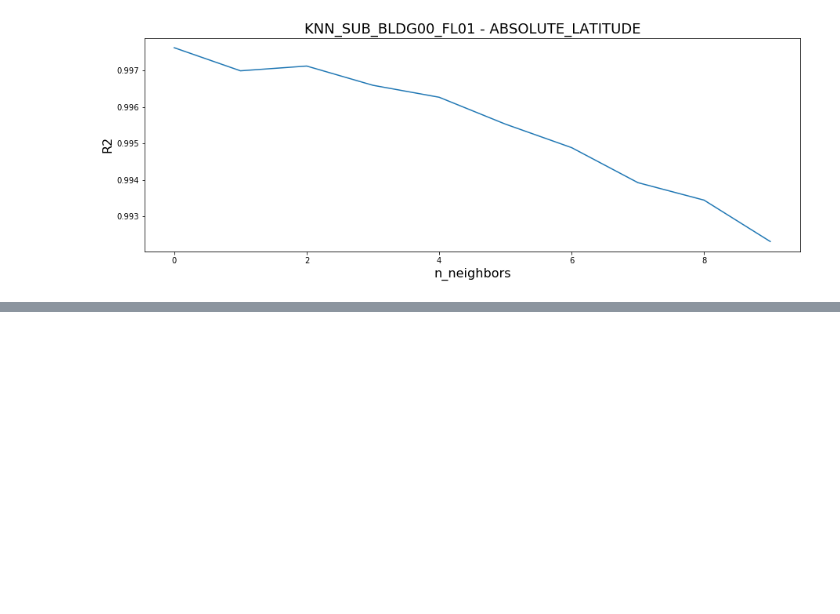
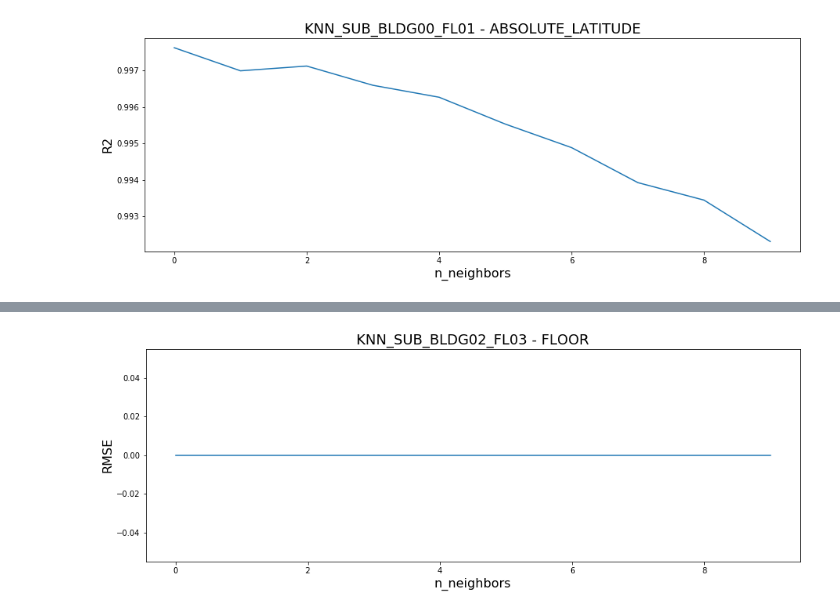
Before and after one commit to AndreasNehls/IoT_Analytics, a Jupyter notebook: python/IoT_knn.ipynb, the cells around one changed output, grey strips where cells are left out. Drawn from its saved outputs; the diff is of its cells as text; code cells hidden in the pictures; blank space fills up the shorter version.

```diff
--- a/python/IoT_knn.ipynb
+++ b/python/IoT_knn.ipynb
@@ -1218,0 +1490,32 @@ plt.show()
+# %%
+KNN_SUB_BLDG02_FL03_FL_start = timeit.default_timer()
+
+KNN_SUB_BLDG02_FL03_FL_rmse_val = [] # to store rmse values for different k
+KNN_SUB_BLDG02_FL03_FL_r2_val = [] # to store r2 values for different k
+
+for KNN_SUB_BLDG02_FL03_FL in range(10):
+    KNN_SUB_BLDG02_FL03_FL = KNN_SUB_BLDG02_FL03_FL + 1
+    KNN_SUB_BLDG02_FL03_FL_model = neighbors.KNeighborsRegressor(n_neighbors = KNN_SUB_BLDG02_FL03_FL)
+
+    KNN_SUB_BLDG02_FL03_FL_model.fit(X_KNN_SUB_BLDG02_FL03_FL_train, y_KNN_SUB_BLDG02_FL03_FL_train)  #fit the model
+    KNN_SUB_BLDG02_FL03_FL_pred = KNN_SUB_BLDG02_FL03_FL_model.predict(X_KNN_SUB_BLDG02_FL03_FL_test) #make prediction on test set
+    KNN_SUB_BLDG02_FL03_FL_error = sqrt(mean_squared_error(y_KNN_SUB_BLDG02_FL03_FL_test, KNN_SUB_BLDG02_FL03_FL_pred)) #calculate rmse
+    KNN_SUB_BLDG02_FL03_FL_r2 = r2_score(y_KNN_SUB_BLDG02_FL03_FL_test, KNN_SUB_BLDG02_FL03_FL_pred)
+    KNN_SUB_BLDG02_FL03_FL_rmse_val.append(KNN_SUB_BLDG02_FL03_FL_error) #store rmse values
+    KNN_SUB_BLDG02_FL03_FL_r2_val.append(KNN_SUB_BLDG02_FL03_FL_r2) #store r2 values
+
+    print('Value (FL) for k=',KNN_SUB_BLDG02_FL03_FL,'is:')
+    print('RMSE   :', KNN_SUB_BLDG02_FL03_FL_error)
+    print('Rsqaure:', KNN_SUB_BLDG02_FL03_FL_r2)
+
+print ()
+KNN_SUB_BLDG02_FL03_FL_params = {'n_neighbors':[2,3,4,5,6,7,8,9]}
+KNN_SUB_BLDG02_FL03_FL = neighbors.KNeighborsRegressor()
+KNN_SUB_BLDG02_FL03_FL_model = GridSearchCV(KNN_SUB_BLDG02_FL03_FL, KNN_SUB_BLDG02_FL03_FL_params, cv=5)
+KNN_SUB_BLDG02_FL03_FL_model.fit(X_KNN_SUB_BLDG02_FL03_FL_train, y_KNN_SUB_BLDG02_FL03_FL_train)
+print ('BEST   :', KNN_SUB_BLDG02_FL03_FL_model.best_params_)
+
+KNN_SUB_BLDG02_FL03_FL_stop = timeit.default_timer()
+print ()
+KNN_SUB_BLDG02_FL03_FL_t = (KNN_SUB_BLDG02_FL03_FL_stop - KNN_SUB_BLDG02_FL03_FL_start)/60
+print ('Time in min: ', round(KNN_SUB_BLDG02_FL03_FL_t, 3))
@@ -1218,0 +1545,14 @@ plt.show()
+# %%
+# plotting the rmse values against k values
+KNN_SUB_BLDG02_FL03_FL_curveRMSE = pd.DataFrame(KNN_SUB_BLDG02_FL03_FL_rmse_val)
+KNN_SUB_BLDG02_FL03_FL_curveRMSE.plot(legend=None, figsize=(15,5))
+
+plt.title('KNN_SUB_BLDG02_FL03 - FLOOR', fontsize=18)
+plt.ylabel('RMSE', fontsize=16)
+plt.xlabel('n_neighbors', fontsize=16)
+
+plt.savefig('./knn/28_KNN_SUB_BLDG02_FL03_FL_RMSE.png', bbox_inches='tight')
+
+plt.show()
+# %% [output]
+[figure, added]
```
Also changed, not shown: parts of 104 cells of this notebook, 37 other files.
